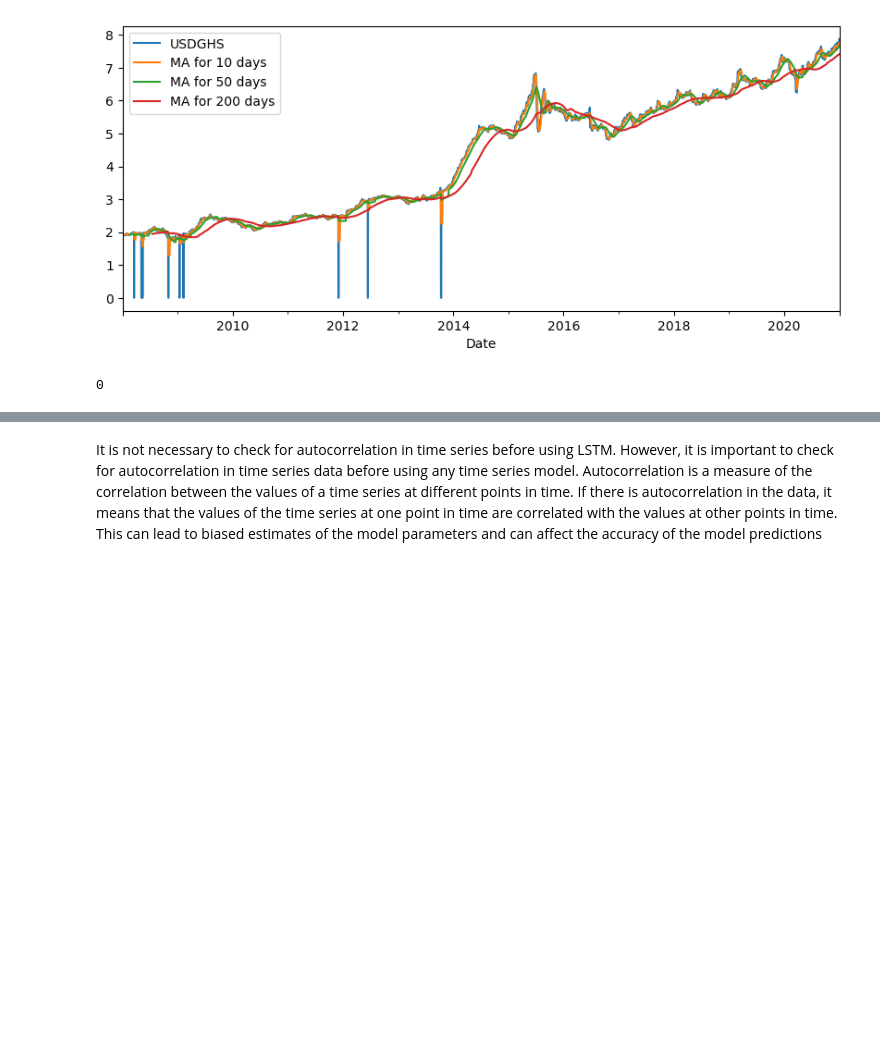
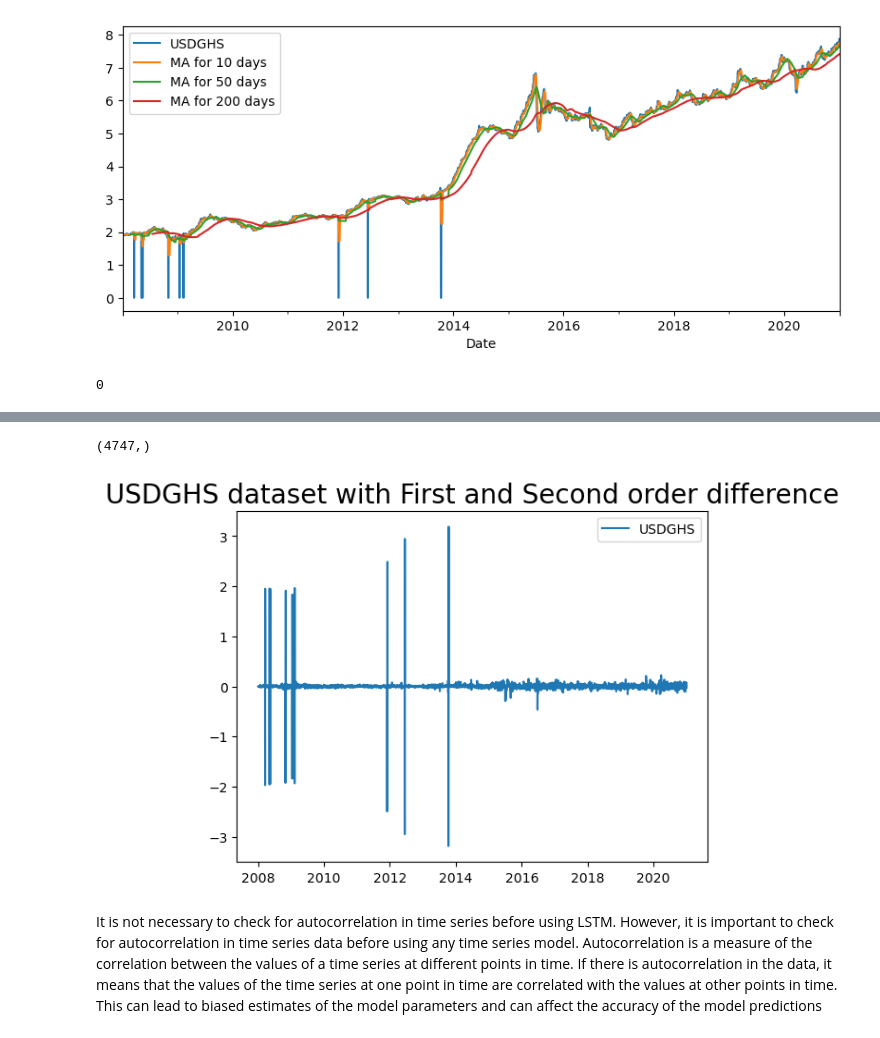
Before and after one commit to Abubakar-56/NNETwithForex, a Jupyter notebook: NNET.ipynb, the cells around one changed output, grey strips where cells are left out. Saved outputs shown, nothing was run; the diff lists cells and outputs as text; code cells hidden in the pictures; blank space fills up the shorter version.

```diff
--- a/NNET.ipynb
+++ b/NNET.ipynb
@@ -217,3 +131,16 @@ Is stationary: True
+# %%
+df_diff.shape
+# %% [output]
+(4747,)
+# %%
+
+# Plot
+plt.title('USDGHS dataset with First and Second order difference', size=20)
+plt.plot(df_diff, label='USDGHS')
+plt.legend();
+plt.show()
+# %% [output]
+[figure, added]
 # %% [markdown]
 It is not necessary to check for autocorrelation in time series before using LSTM. However, it is important to check for autocorrelation in time series data before using any time series model. Autocorrelation is a measure of the correlation between the values of a time series at different points in time. If there is autocorrelation in the data, it means that the values of the time series at one point in time are correlated with the values at other points in time. This can lead to biased estimates of the model parameters and can affect the accuracy of the model predictions
 # %%
```
Also changed, not shown: parts of 16 cells of this notebook.
